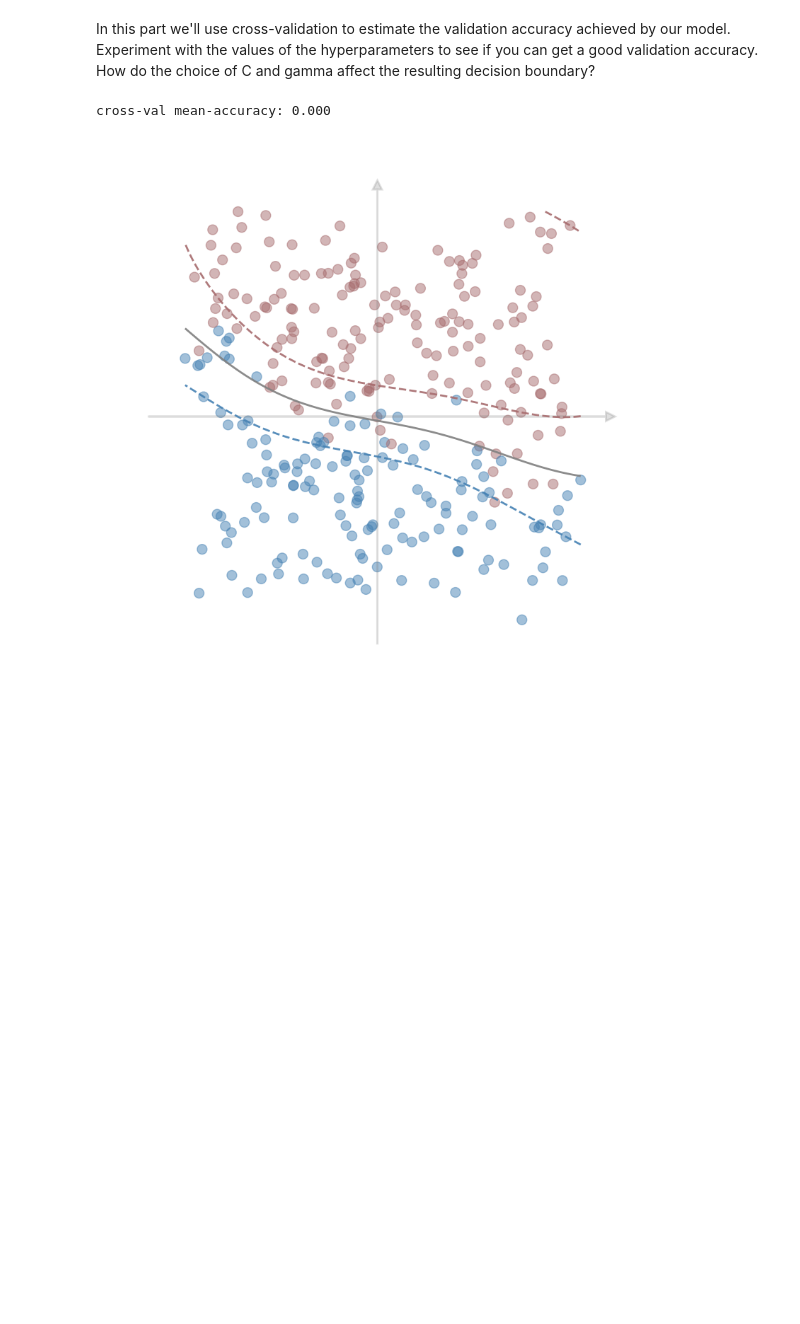
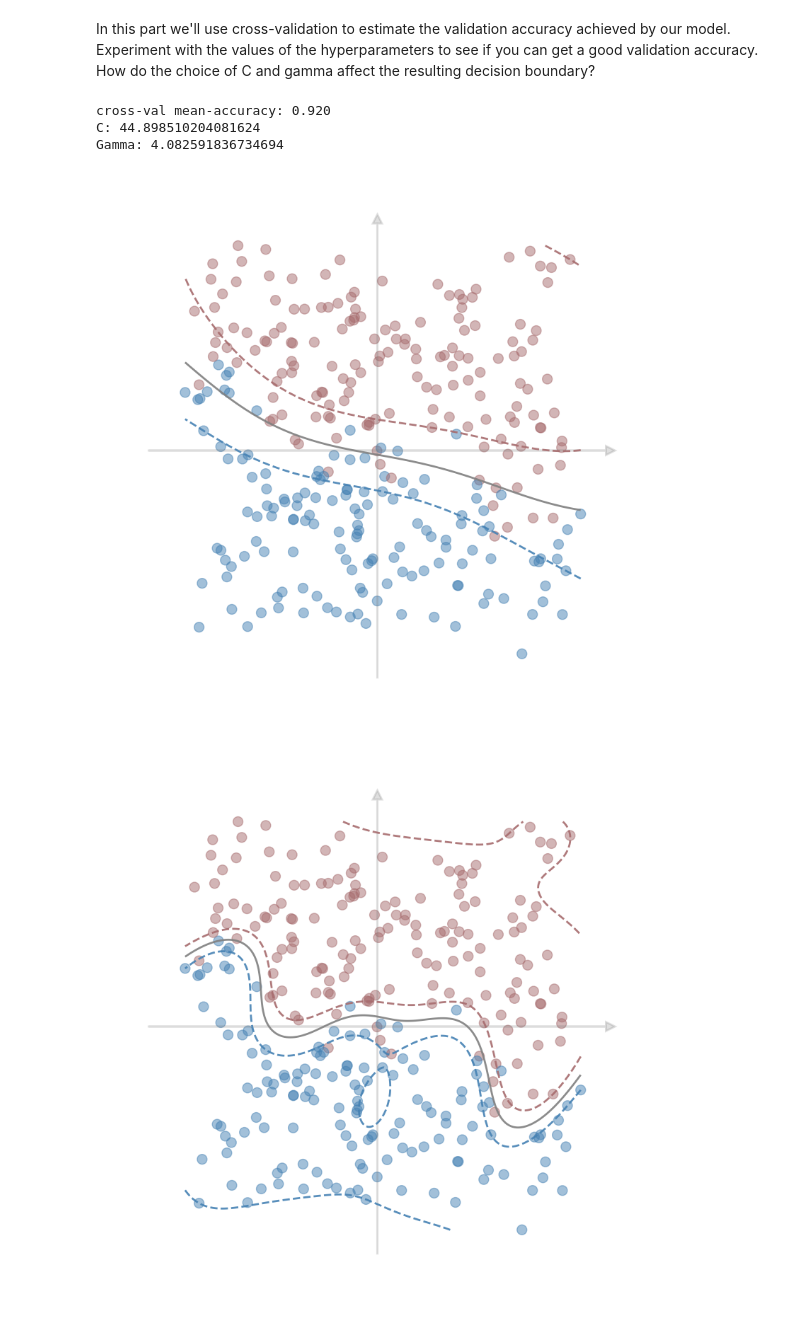
Before and after one commit to yasuomaidana/introduction-to-machine-learning, a Jupyter notebook: Introduction to Supervised Learning/Support Vector Machine/Support Vector Machine.ipynb, the cells around one changed output. Cells and saved outputs as stored; diff of their text form; code cells hidden in the pictures; blank space fills up the shorter version.

```diff
--- a/Introduction to Supervised Learning/Support Vector Machine/Support Vector Machine.ipynb
+++ b/Introduction to Supervised Learning/Support Vector Machine/Support Vector Machine.ipynb
@@ -275,23 +274,45 @@ nonlinear_plot(X, y, nlsvm)
 [figure]
 # %% [markdown]
  In this part we'll use cross-validation to estimate the validation accuracy achieved by our model. Experiment with the values of the hyperparameters to see if you can get a good validation accuracy. How do the choice of C and gamma affect the resulting decision boundary?
-# %%
-from sklearn.model_selection import cross_val_score
-
-# your code here
-
-# uncomment and update nlsvm and scores
-nlsvm
-scores=0
-print("cross-val mean-accuracy: {:.3f}".format(np.mean(scores)))
-nonlinear_plot(X, y, nlsvm)
-
-# C tuning
-# your code here
-
-
-# gamma tuning
-# your code here
-# %% [output]
-cross-val mean-accuracy: 0.000
-[figure, removed]
+# %%
+from sklearn.model_selection import cross_val_score
+
+# your code here
+
+# uncomment and update nlsvm and scores
+nlsvm
+scores=cross_val_score(nlsvm,X,y)
+print("cross-val mean-accuracy: {:.3f}".format(np.mean(scores)))
+nonlinear_plot(X, y, nlsvm)
+
+# C tuning
+# your code here
+C = 1
+score = np.mean(scores)
+for i in np.linspace(.001,100,50 ):
+    iscore = cross_val_score(SVC(kernel="rbf",C=i),X,y)
+    iscore = np.mean(iscore)
+    if iscore>score:
+        C = i
+        score = iscore
+print(f"C: {C}")
+#nlsvm= SVC(kernel="rbf", C=1, gamma=1)
+
+# gamma tuning
+# your code here
+gamma = 1
+score = np.mean(scores)
+for i in np.linspace(.001,100,50 ):
+    iscore = cross_val_score(SVC(kernel="rbf",C=C, gamma=i),X,y)
+    iscore = np.mean(iscore)
+    if iscore>score:
+        gamma = i
+        score = iscore
+print(f"Gamma: {gamma}")
+nonlinear_plot(X, y, SVC(kernel="rbf",C=C, gamma=gamma))
+# %% [output]
+cross-val mean-accuracy: 0.920
+C: 44.898510204081624
+Gamma: 4.082591836734694
+[figure, added]
+[figure, added]
```
Also changed, not shown: parts of 7 cells of this notebook.
